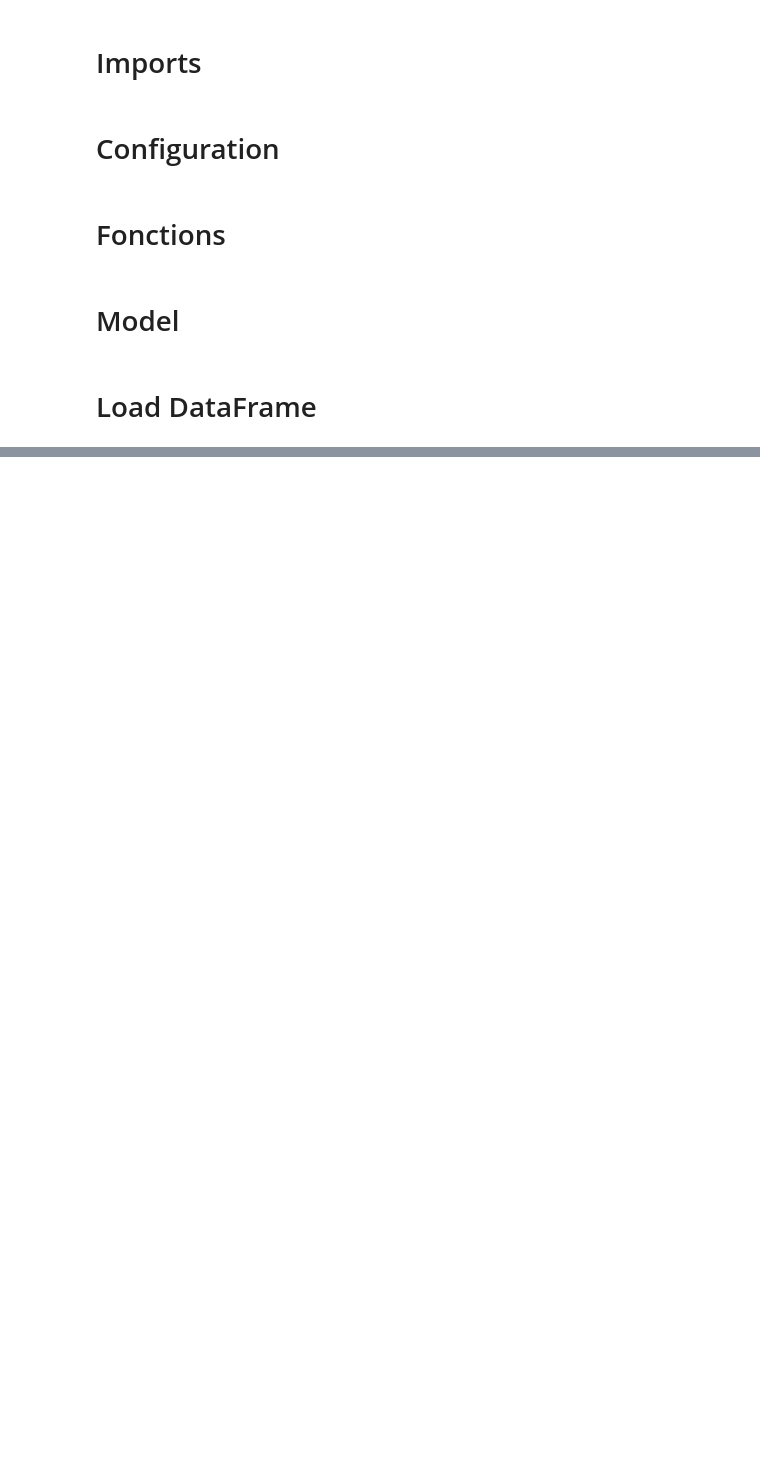
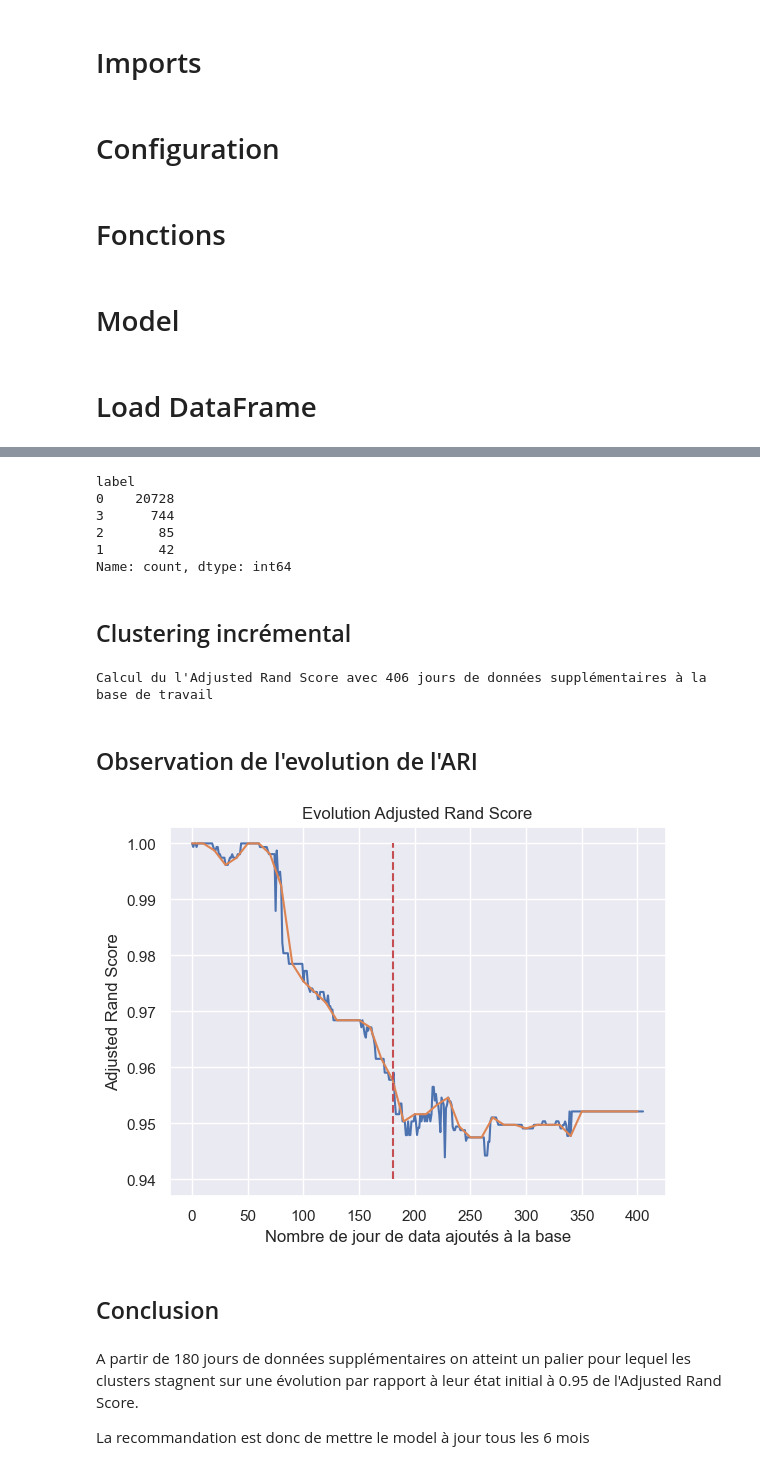
Before and after one commit to CODEheures/oc-ingenieur-ia, a Jupyter notebook: p5/Projet/p5_3_simulation.ipynb, the cells around one changed output, grey strips where cells are left out. Saved outputs shown, nothing was run; the diff lists cells and outputs as text; code cells hidden in the pictures; blank space fills up the shorter version.

```diff
--- a/p5/Projet/p5_3_simulation.ipynb
+++ b/p5/Projet/p5_3_simulation.ipynb
@@ -85,2 +128,4 @@ model_2017 = model_kmean(df_2017, 4, RANDOM_STATE)
 # %%
-model_2017.
+base_centers = model_base.cluster_centers_
+# %%
+df_base['label'] = model_base.labels_
@@ -86,0 +148,63 @@ model_2017.
+# %%
+df_base['label'].value_counts()
+# %% [output]
+label
+0    20728
+3      744
+2       85
+1       42
+Name: count, dtype: int64
+# %% [markdown]
+## Clustering incrémental
+# %%
+max_days = (pd.to_datetime(df['order_purchase_timestamp_max'].max()) - pd.to_datetime(df['order_purchase_timestamp_max'].min())).days
+
+test_days = base_days + 1
+
+ARS = []
+while test_days <= max_days:
+    date_test_max = (pd.to_datetime(df['order_purchase_timestamp_max'].min()) + pd.Timedelta(unit='days', value=test_days)).round('d')
+    df_test = df.loc[df['order_purchase_timestamp_max'] < date_test_max, rfm]
+
+    print(f'Calcul du l\'Adjusted Rand Score avec {test_days - base_days} jours de données supplémentaires à la base de travail', end='\r')
+
+    model_test = model_kmean(df_test, 4, RANDOM_STATE, base_centers)
+    new_labels = model_test.labels_[0:df_base.index.max()+1]
+    ARS.append(metrics.adjusted_rand_score(df_base['label'].to_list(), new_labels))
+
+    test_days = test_days + 1
+
+print('')
+# %% [output]
+Calcul du l'Adjusted Rand Score avec 406 jours de données supplémentaires à la base de travail
+# %% [markdown]
+## Observation de l'evolution de l'ARI
+# %%
+from scipy.interpolate import make_interp_spline
+
+serie_ars = pd.Series(ARS)
+
+X_Y_Spline = make_interp_spline(serie_ars.index, serie_ars.values)
+
+
+serie_spline_index = np.arange(serie_ars.index.min(), serie_ars.index.max(), 10)
+serie_spline=pd.Series(X_Y_Spline(serie_spline_index), index=serie_spline_index)
+
+fig = plt.figure()
+
+serie_ars.plot()
+serie_spline.plot()
+
+plt.vlines(180, 0.94,1, linestyles='dashed', color='r')
+plt.title('Evolution Adjusted Rand Score')
+plt.xlabel('Nombre de jour de data ajoutés à la base')
+plt.ylabel('Adjusted Rand Score')
+plt.show()
+# %% [output]
+[figure, added]
+# %% [markdown]
+## Conclusion
+# %% [markdown]
+A partir de 180 jours de données supplémentaires on atteint un palier pour lequel les clusters stagnent sur une évolution par rapport à leur état initial à 0.95 de l'Adjusted Rand Score.
+
+La recommandation est donc de mettre le model à jour tous les 6 mois
```
Also changed, not shown: parts of 14 cells of this notebook.
